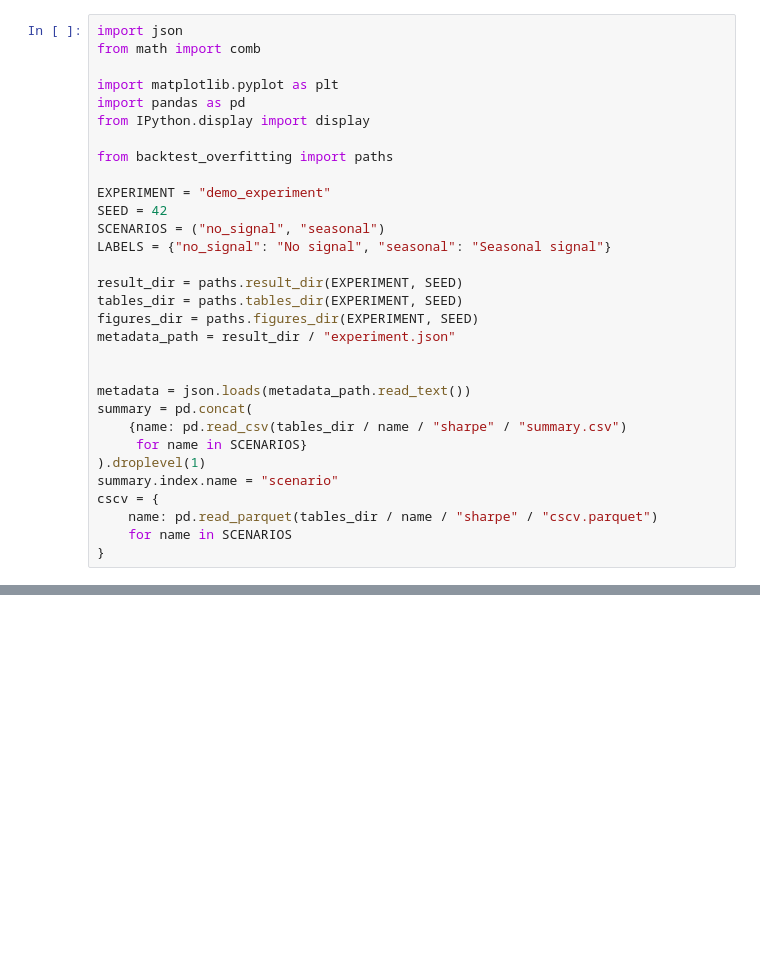
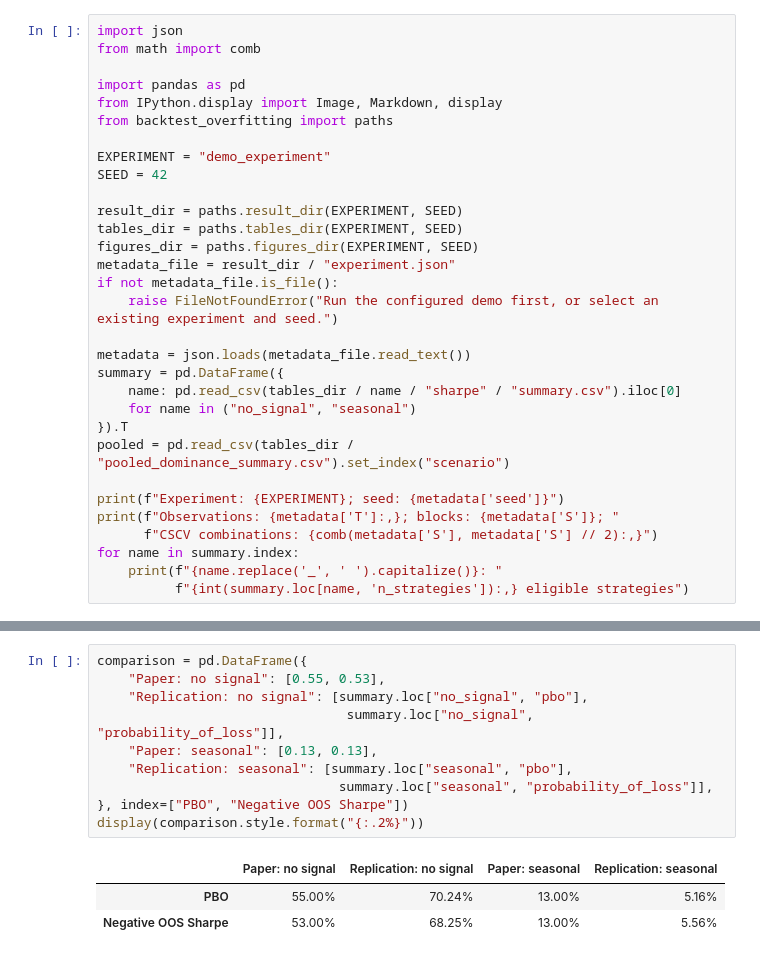
Before and after one commit to wogus00/backtest-overfitting, a Jupyter notebook: notebooks/walkthrough.ipynb, the cells around one changed output, grey strips where cells are left out. Drawn from its saved outputs; the diff is of its cells as text; blank space fills up the shorter version.

Commit message:
added demo data/results and walkthrough notebook

```diff
--- a/notebooks/walkthrough.ipynb
+++ b/notebooks/walkthrough.ipynb
@@ -14,30 +21,30 @@ price series.
 import json
 from math import comb
 
-import matplotlib.pyplot as plt
 import pandas as pd
-from IPython.display import display
-
+from IPython.display import Image, Markdown, display
 from backtest_overfitting import paths
 
 EXPERIMENT = "demo_experiment"
 SEED = 42
-SCENARIOS = ("no_signal", "seasonal")
-LABELS = {"no_signal": "No signal", "seasonal": "Seasonal signal"}
 
 result_dir = paths.result_dir(EXPERIMENT, SEED)
 tables_dir = paths.tables_dir(EXPERIMENT, SEED)
 figures_dir = paths.figures_dir(EXPERIMENT, SEED)
-metadata_path = result_dir / "experiment.json"
+metadata_file = result_dir / "experiment.json"
+if not metadata_file.is_file():
+    raise FileNotFoundError("Run the configured demo first, or select an existing experiment and seed.")
 
+metadata = json.loads(metadata_file.read_text())
+summary = pd.DataFrame({
+    name: pd.read_csv(tables_dir / name / "sharpe" / "summary.csv").iloc[0]
+    for name in ("no_signal", "seasonal")
+}).T
+pooled = pd.read_csv(tables_dir / "pooled_dominance_summary.csv").set_index("scenario")
 
-metadata = json.loads(metadata_path.read_text())
-summary = pd.concat(
-    {name: pd.read_csv(tables_dir / name / "sharpe" / "summary.csv")
-     for name in SCENARIOS}
-).droplevel(1)
-summary.index.name = "scenario"
-cscv = {
-    name: pd.read_parquet(tables_dir / name / "sharpe" / "cscv.parquet")
-    for name in SCENARIOS
-}
+print(f"Experiment: {EXPERIMENT}; seed: {metadata['seed']}")
+print(f"Observations: {metadata['T']:,}; blocks: {metadata['S']}; "
+      f"CSCV combinations: {comb(metadata['S'], metadata['S'] // 2):,}")
+for name in summary.index:
+    print(f"{name.replace('_', ' ').capitalize()}: "
+          f"{int(summary.loc[name, 'n_strategies']):,} eligible strategies")
@@ -259,0 +63,14 @@ Combined figure: /Users/jaehyeonpark/Workspace/01-projects/backtest-overfitting/
+# %%
+comparison = pd.DataFrame({
+    "Paper: no signal": [0.55, 0.53],
+    "Replication: no signal": [summary.loc["no_signal", "pbo"],
+                                summary.loc["no_signal", "probability_of_loss"]],
+    "Paper: seasonal": [0.13, 0.13],
+    "Replication: seasonal": [summary.loc["seasonal", "pbo"],
+                               summary.loc["seasonal", "probability_of_loss"]],
+}, index=["PBO", "Negative OOS Sharpe"])
+display(comparison.style.format("{:.2%}"))
+# %% [output]
+|  | Paper: no signal | Replication: no signal | Paper: seasonal | Replication: seasonal |
+| PBO | 55.00% | 70.24% | 13.00% | 5.16% |
+| Negative OOS Sharpe | 53.00% | 68.25% | 13.00% | 5.56% |
```
Also changed, not shown: parts of 25 cells of this notebook, 37 other files.
